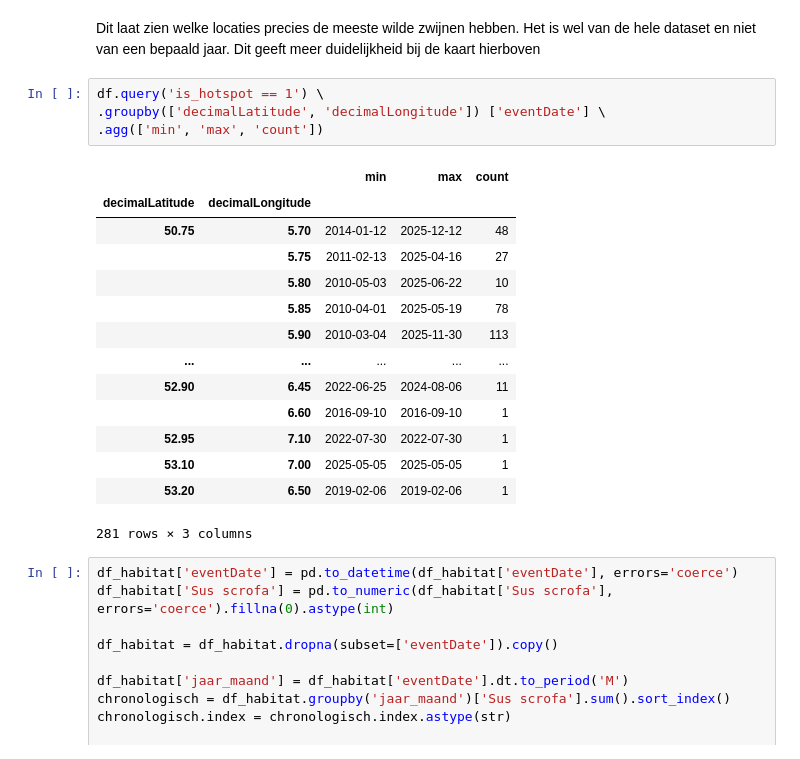
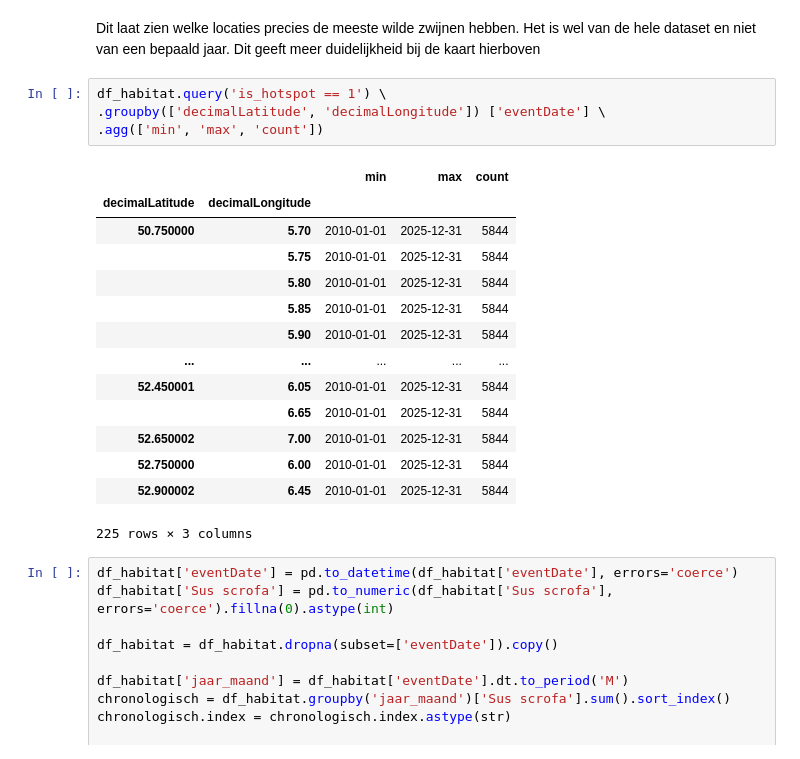
Before and after one commit to Jamie1111/Toeftoeftoeftoef, a Jupyter notebook: assignment_template_it1.ipynb, the cells around one changed output. Drawn from its saved outputs; the diff is of its cells as text.

```diff
--- a/assignment_template_it1.ipynb
+++ b/assignment_template_it1.ipynb
@@ -441,24 +441,24 @@ Name: Sus scrofa, Length: 2149, dtype: Int64
 # %% [markdown]
 Dit laat zien welke locaties precies de meeste wilde zwijnen hebben. Het is wel van de hele dataset en niet van een bepaald jaar. Dit geeft meer duidelijkheid bij de kaart hierboven
 # %%
-df.query('is_hotspot == 1') \
+df_habitat.query('is_hotspot == 1') \
 .groupby(['decimalLatitude', 'decimalLongitude']) ['eventDate'] \
 .agg(['min', 'max', 'count'])
 # %% [output]
 |  |  | min | max | count |
 | decimalLatitude | decimalLongitude |  |  |  |
-| 50.75 | 5.70 | 2014-01-12 | 2025-12-12 | 48 |
-|  | 5.75 | 2011-02-13 | 2025-04-16 | 27 |
-|  | 5.80 | 2010-05-03 | 2025-06-22 | 10 |
-|  | 5.85 | 2010-04-01 | 2025-05-19 | 78 |
-|  | 5.90 | 2010-03-04 | 2025-11-30 | 113 |
+| 50.750000 | 5.70 | 2010-01-01 | 2025-12-31 | 5844 |
+|  | 5.75 | 2010-01-01 | 2025-12-31 | 5844 |
+|  | 5.80 | 2010-01-01 | 2025-12-31 | 5844 |
+|  | 5.85 | 2010-01-01 | 2025-12-31 | 5844 |
+|  | 5.90 | 2010-01-01 | 2025-12-31 | 5844 |
 | ... | ... | ... | ... | ... |
-| 52.90 | 6.45 | 2022-06-25 | 2024-08-06 | 11 |
-|  | 6.60 | 2016-09-10 | 2016-09-10 | 1 |
-| 52.95 | 7.10 | 2022-07-30 | 2022-07-30 | 1 |
-| 53.10 | 7.00 | 2025-05-05 | 2025-05-05 | 1 |
-| 53.20 | 6.50 | 2019-02-06 | 2019-02-06 | 1 |
+| 52.450001 | 6.05 | 2010-01-01 | 2025-12-31 | 5844 |
+|  | 6.65 | 2010-01-01 | 2025-12-31 | 5844 |
+| 52.650002 | 7.00 | 2010-01-01 | 2025-12-31 | 5844 |
+| 52.750000 | 6.00 | 2010-01-01 | 2025-12-31 | 5844 |
+| 52.900002 | 6.45 | 2010-01-01 | 2025-12-31 | 5844 |
-281 rows × 3 columns
+225 rows × 3 columns
 # %%
 df_habitat['eventDate'] = pd.to_datetime(df_habitat['eventDate'], errors='coerce')
 df_habitat['Sus scrofa'] = pd.to_numeric(df_habitat['Sus scrofa'], errors='coerce').fillna(0).astype(int)
```
Also changed, not shown: parts of 18 cells of this notebook.
